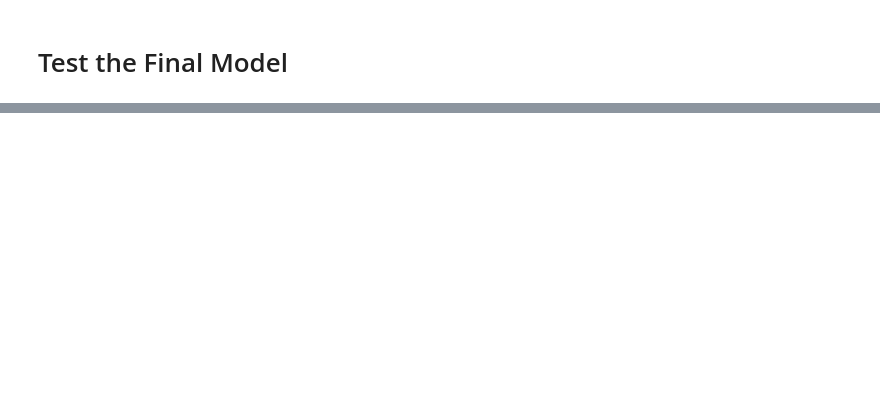
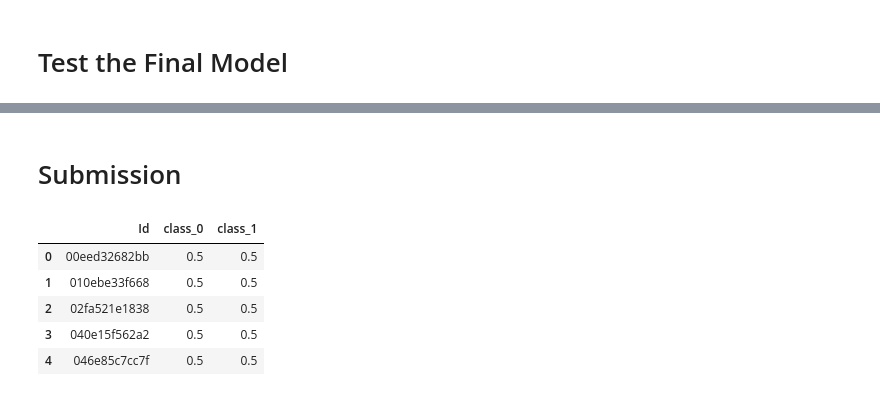
Before and after one commit to ernestxxx/ICR-Identifying-Age-Related-Conditions-EDA, a Jupyter notebook: icr-identifying-age-related-conditions-eda.ipynb, the cells around one changed output, grey strips where cells are left out. Cells and saved outputs as stored; diff of their text form; code cells hidden in the pictures; blank space fills up the shorter version.

```diff
--- a/icr-identifying-age-related-conditions-eda.ipynb
+++ b/icr-identifying-age-related-conditions-eda.ipynb
@@ -863,0 +848,2 @@ print(score)
+# %% [markdown]
+# Submission
@@ -863,0 +869,10 @@ print(score)
+# %%
+submission_df = pd.read_csv('submission.csv')
+submission_df
+# %% [output]
+|  | Id | class_0 | class_1 |
+| 0 | 00eed32682bb | 0.5 | 0.5 |
+| 1 | 010ebe33f668 | 0.5 | 0.5 |
+| 2 | 02fa521e1838 | 0.5 | 0.5 |
+| 3 | 040e15f562a2 | 0.5 | 0.5 |
+| 4 | 046e85c7cc7f | 0.5 | 0.5 |
```
Also changed, not shown: parts of 9 cells of this notebook.
